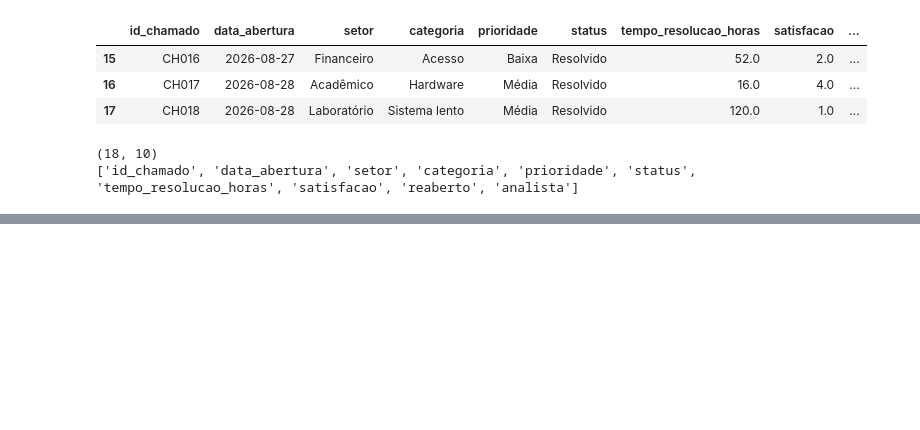
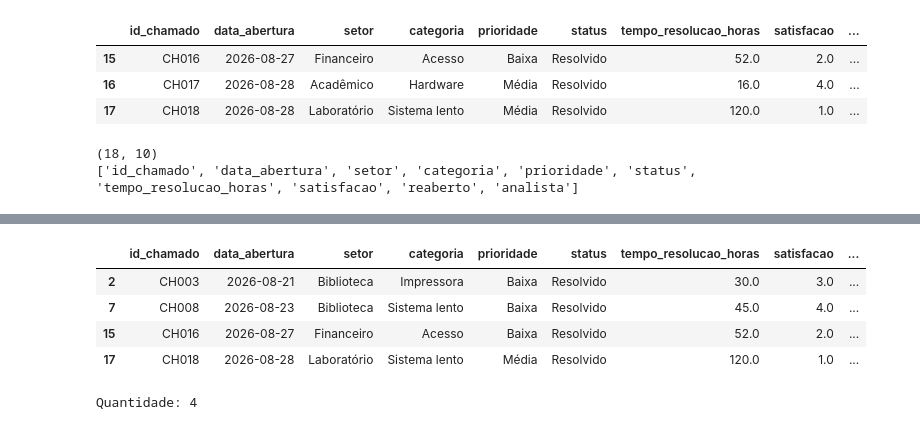
Before and after one commit to alvarengagraziela3-oss/Ciencia_Dados_Aprendizagem_Maquina, a Jupyter notebook: ciencia_dados.ipynb, the cells around one changed output, grey strips where cells are left out. Drawn from its saved outputs; the diff is of its cells as text; code cells hidden in the pictures; blank space fills up the shorter version.

```diff
--- a/ciencia_dados.ipynb
+++ b/ciencia_dados.ipynb
@@ -190,0 +282,16 @@ print(df.columns.tolist())
+# %%
+lentos = df[
+    (df["status"] == "Resolvido") &
+    (df["tempo_resolucao_horas"] > 24)
+]
+
+display(lentos)
+
+print("Quantidade:", lentos.shape[0])
+# %% [output]
+|  | id_chamado | data_abertura | setor | categoria | prioridade | status | tempo_resolucao_horas | satisfacao | ... |
+| 2 | CH003 | 2026-08-21 | Biblioteca | Impressora | Baixa | Resolvido | 30.0 | 3.0 | ... |
+| 7 | CH008 | 2026-08-23 | Biblioteca | Sistema lento | Baixa | Resolvido | 45.0 | 4.0 | ... |
+| 15 | CH016 | 2026-08-27 | Financeiro | Acesso | Baixa | Resolvido | 52.0 | 2.0 | ... |
+| 17 | CH018 | 2026-08-28 | Laboratório | Sistema lento | Média | Resolvido | 120.0 | 1.0 | ... |
+Quantidade: 4
```
Also changed, not shown: parts of 11 cells of this notebook.
